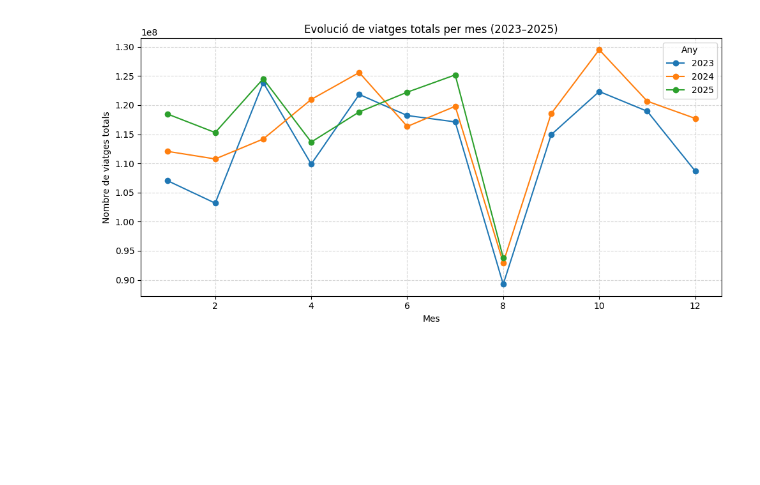
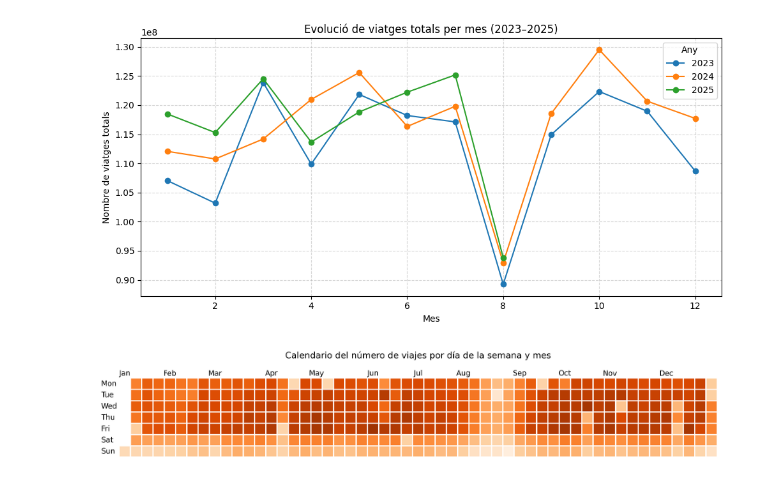
Before and after one commit to jordirubio01/MobiCat, a Jupyter notebook: mobile-challenge-datasets/IT2__DS3__3-Time-Series.ipynb, the cells around one changed output. Cells and saved outputs as stored; diff of their text form; code cells hidden in the pictures; blank space fills up the shorter version.

```diff
--- a/mobile-challenge-datasets/IT2__DS3__3-Time-Series.ipynb
+++ b/mobile-challenge-datasets/IT2__DS3__3-Time-Series.ipynb
@@ -143,3 +144,19 @@ plt.tight_layout()
 plt.show()
 # %% [output]
 [figure]
+# %%
+fig, ax = plt.subplots(figsize=(15, 6), dpi=300)
+
+dp.calendar(
+    dates=concatenated_day_df["day"],
+    values=concatenated_day_df["viajes"],
+    start_date="2023-01-01",
+    end_date="2023-12-31",
+    ax=ax,
+    cmap="Oranges",
+    week_starts_on="Monday"
+)
+plt.title("Calendario del número de viajes por día de la semana y mes\n")
+plt.show()
+# %% [output]
+[figure, added]
```
Also changed, not shown: parts of 3 cells of this notebook, 1 other file.
